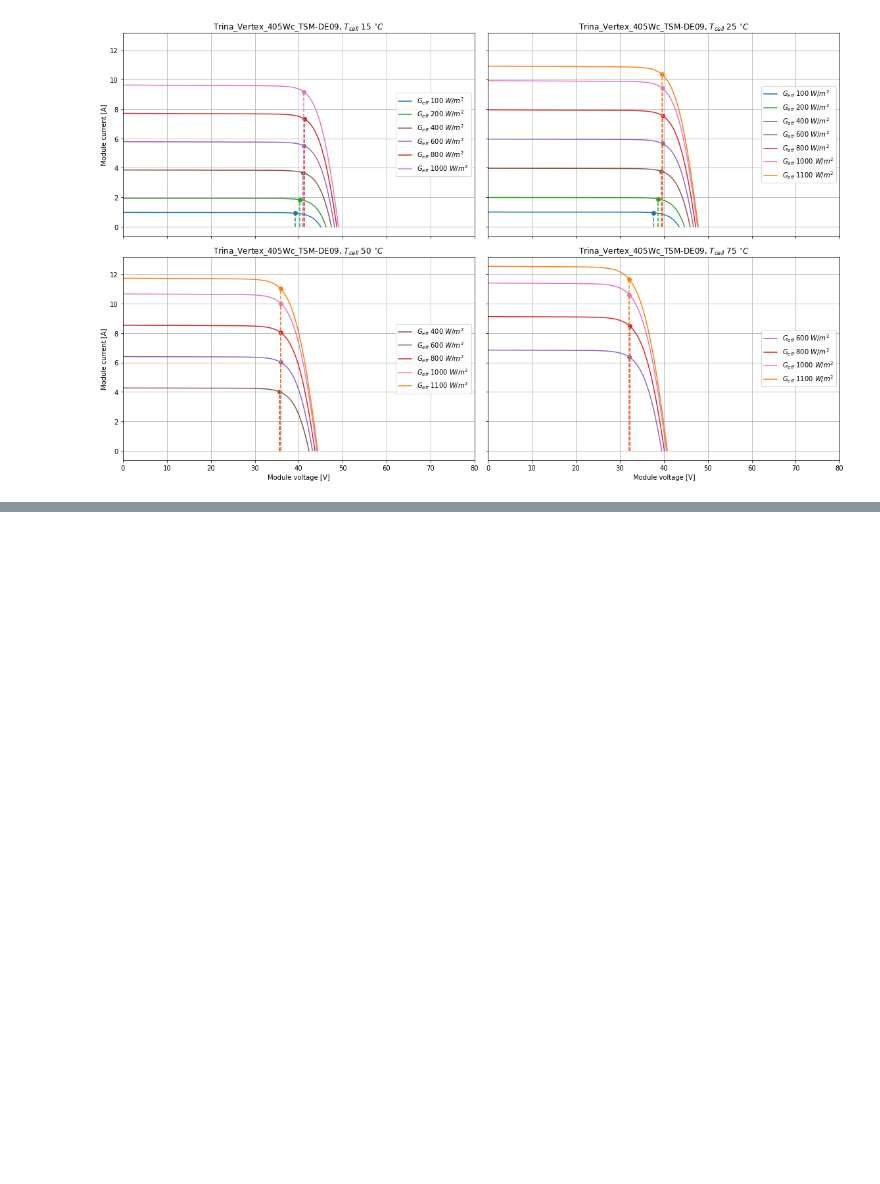
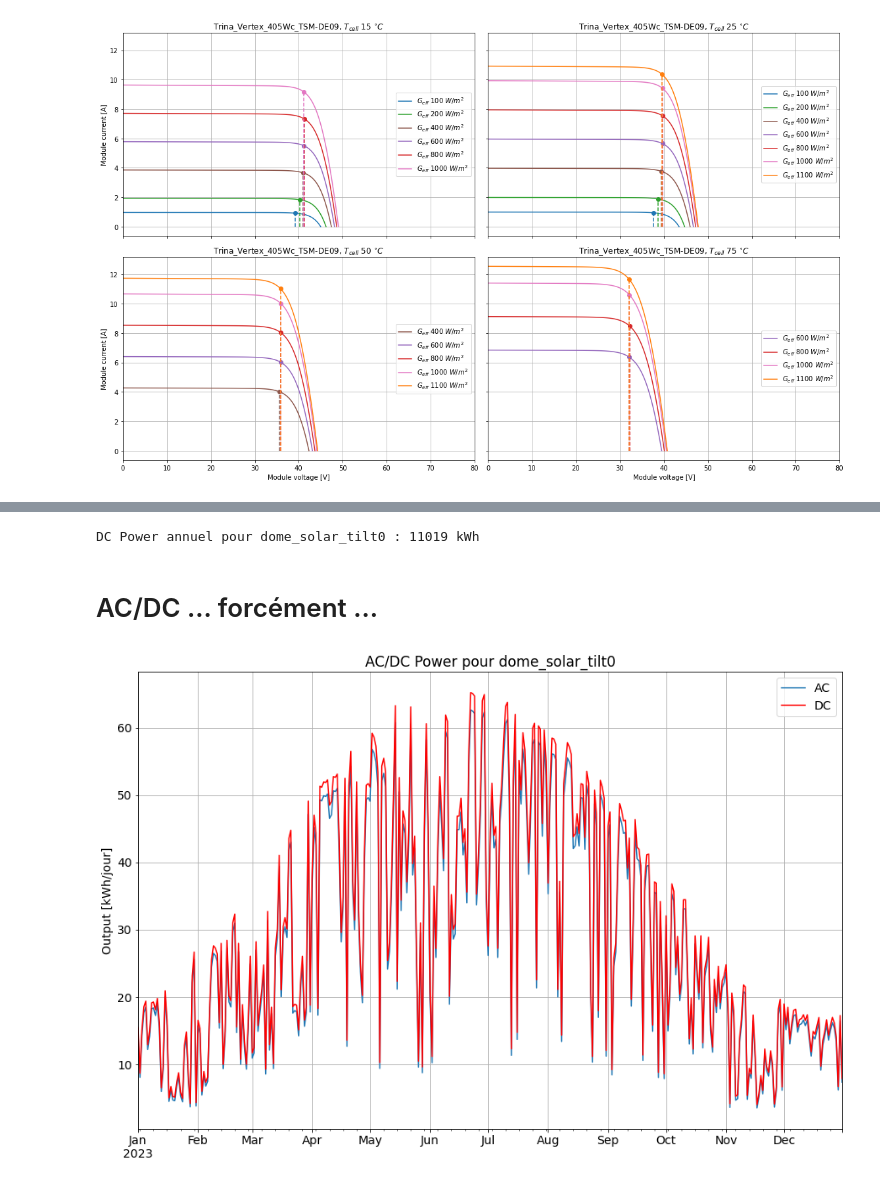
Before and after one commit to BenjaminDeporte/PV, a Jupyter notebook: Code/TutoPVlib.ipynb, the cells around one changed output, grey strips where cells are left out. Drawn from its saved outputs; the diff is of its cells as text; code cells hidden in the pictures; blank space fills up the shorter version.

```diff
--- a/Code/TutoPVlib.ipynb
+++ b/Code/TutoPVlib.ipynb
@@ -577,2 +408,4 @@ r.dc
 # %%
-print(f"DC Output = {r.dc.sum()/1000:.2f} kWh/an")
+print(f"DC Power annuel pour {tilt_choisi} : {array_power.sum()/1000.0:.0f} kWh")
+# %% [output]
+DC Power annuel pour dome_solar_tilt0 : 11019 kWh
@@ -580,0 +412,25 @@ print(f"AC Output = {r.ac.sum()/1000:.2f} kWh/an")
+# %% [markdown]
+# AC/DC ... forcément ...
+# %%
+# Modèle simpliste onduleur
+
+pdc0 = 8000.0/0.98  # puissance nominale 8 kVA, eta = 98%
+
+ac = pvlib.inverter.pvwatts(array_power, pdc0)
+# %%
+plt.rcParams['font.size'] = 14
+
+ac_daily = ac.resample('D').sum()/1000.0
+dc_daily = array_power.resample('D').sum()/1000.0
+
+ax = ac_daily.plot(figsize=(15, 10), label='AC')
+dc_daily.plot(ax=ax, label='DC', color='r')
+
+plt.title(f'AC/DC Power pour {tilt_choisi}')
+plt.ylabel('Output [kWh/jour]')
+
+plt.grid()
+plt.legend()
+plt.show()
+# %% [output]
+[figure, added]
```
Also changed, not shown: parts of 39 cells of this notebook.
